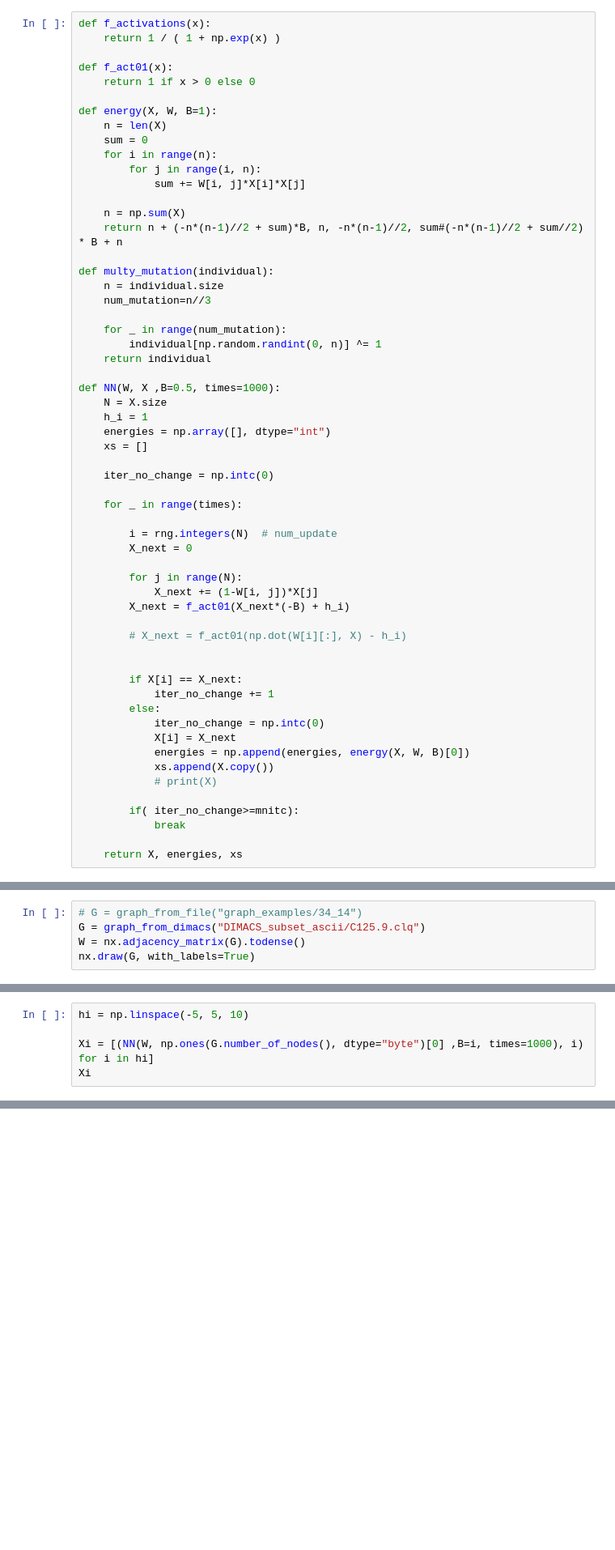
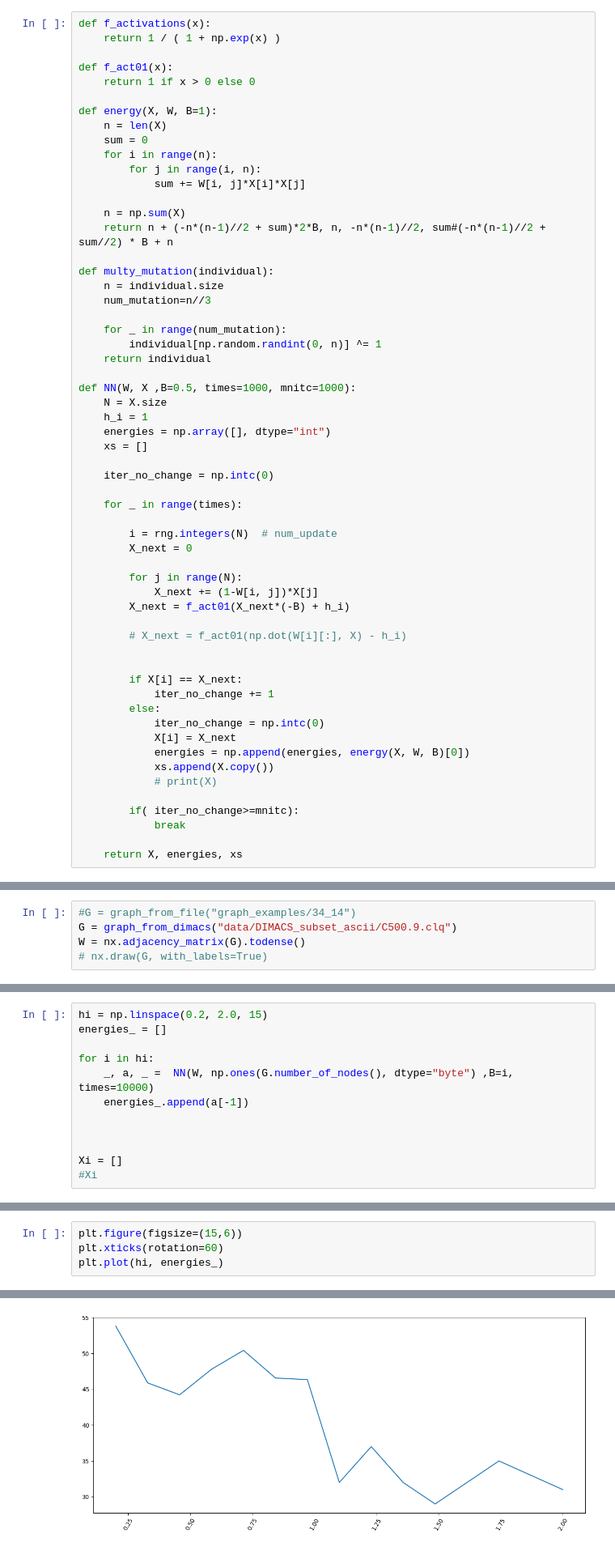
Before and after one commit to LevBugrov/graph_algoritms, a Jupyter notebook: hopfield.ipynb, the cells around one changed output, grey strips where cells are left out. Shown at 81% size. Saved outputs shown, nothing was run; the diff lists cells and outputs as text; blank space fills up the shorter version.

```diff
--- a/hopfield.ipynb
+++ b/hopfield.ipynb
@@ -46,7 +46,7 @@ def energy(X, W, B=1):
             sum += W[i, j]*X[i]*X[j]
 
     n = np.sum(X)
-    return n + (-n*(n-1)//2 + sum)*B, n, -n*(n-1)//2, sum#(-n*(n-1)//2 + sum//2) * B + n
+    return n + (-n*(n-1)//2 + sum)*2*B, n, -n*(n-1)//2, sum#(-n*(n-1)//2 + sum//2) * B + n
 
 def multy_mutation(individual):
     n = individual.size
@@ -56,7 +56,7 @@ def multy_mutation(individual):
         individual[np.random.randint(0, n)] ^= 1
     return individual
 
-def NN(W, X ,B=0.5, times=1000):
+def NN(W, X ,B=0.5, times=1000, mnitc=1000):
     N = X.size
     h_i = 1
     energies = np.array([], dtype="int")
@@ -92,5 +94,5 @@ def NN(W, X ,B=0.5, times=1000):
 # %%
-# G = graph_from_file("graph_examples/34_14")
-G = graph_from_dimacs("DIMACS_subset_ascii/C125.9.clq")
+#G = graph_from_file("graph_examples/34_14")
+G = graph_from_dimacs("data/DIMACS_subset_ascii/C500.9.clq")
 W = nx.adjacency_matrix(G).todense()
-nx.draw(G, with_labels=True)
+# nx.draw(G, with_labels=True)
@@ -152,5 +161,12 @@ energy(np.array([1, 0, 0, 0, 1, 0, 1, 0, 1, 0, 1, 0, 1, 0, 0, 0, 0, 0, 1, 0, 0,
 # %%
-hi = np.linspace(-5, 5, 10)
+hi = np.linspace(0.2, 2.0, 15)
+energies_ = []
 
-Xi = [(NN(W, np.ones(G.number_of_nodes(), dtype="byte")[0] ,B=i, times=1000), i) for i in hi]
-Xi
+for i in hi:
+    _, a, _ =  NN(W, np.ones(G.number_of_nodes(), dtype="byte") ,B=i, times=10000)
+    energies_.append(a[-1])
+
+
+
+Xi = []
+#Xi
@@ -179,0 +173,5 @@ energy(sub, W)
+# %%
+plt.figure(figsize=(15,6))
+plt.xticks(rotation=60)
+plt.plot(hi, energies_)
+# %% [output]
@@ -179,0 +179 @@ energy(sub, W)
+[figure, added]
```
Also changed, not shown: parts of 18 cells of this notebook, 12 other files.
